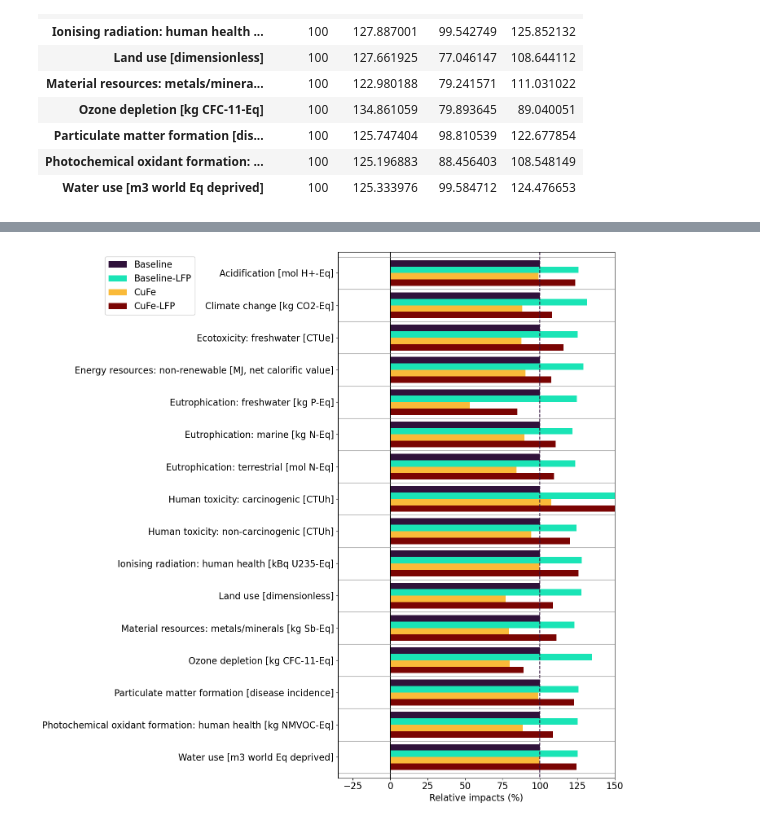
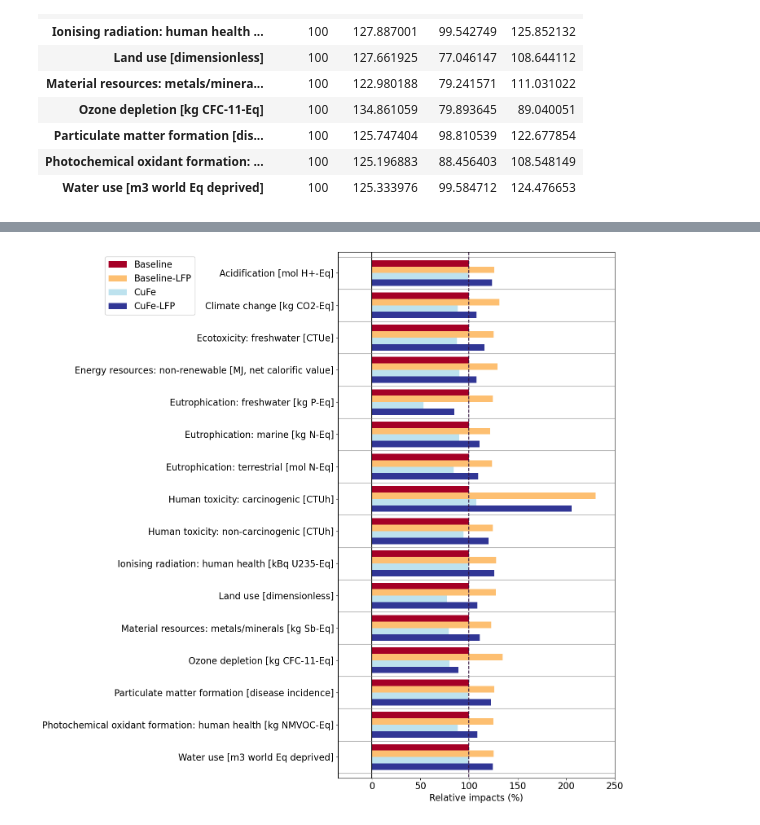
Before and after one commit to laphei/openlca-contributor, a Jupyter notebook: LCIA_graphs.ipynb, the cells around one changed output, grey strips where cells are left out. Drawn from its saved outputs; the diff is of its cells as text; code cells hidden in the pictures.

```diff
--- a/LCIA_graphs.ipynb
+++ b/LCIA_graphs.ipynb
@@ -164,35 +135,39 @@ plt.show()
 # %%
 fig, ax = plt.subplots(figsize=(16, 14))
 mpl.rcParams.update({'font.size': 16})
+cmap = plt.cm.RdYlBu
 
-relative_impacts.plot(kind='barh', cmap=mpl.colormaps['turbo'], ax=ax, width=0.8)
+xmin = -100
+xmax = 250
+
+relative_impacts.plot(kind='barh', cmap=cmap, ax=ax, width=0.8)
 # ax.plot(16, 100, 'k--')
 ax.vlines(x=100, ymin=-1, ymax=16, linestyles='dashed', colors=mpl.colormaps['turbo'].colors[0])
 ax.vlines(x=0, ymin=-1, ymax=16, colors='black')
-ax.hlines(y=15.5, xmin=-100, xmax=150, colors='grey', linewidth=0.8) #, linestyles='dashed')
-ax.hlines(y=14.5, xmin=-100, xmax=150, colors='grey', linewidth=0.8) #, linestyles='dashed')
-ax.hlines(y=13.5, xmin=-100, xmax=150, colors='grey', linewidth=0.8) #, linestyles='dashed')
-ax.hlines(y=12.5, xmin=-100, xmax=150, colors='grey', linewidth=0.8) #, linestyles='dashed')
-ax.hlines(y=11.5, xmin=-100, xmax=150, colors='grey', linewidth=0.8) #, linestyles='dashed')
-ax.hlines(y=10.5, xmin=-100, xmax=150, colors='grey', linewidth=0.8) #, linestyles='dashed')
-ax.hlines(y=9.5, xmin=-100, xmax=150, colors='grey', linewidth=0.8) #, linestyles='dashed')
-ax.hlines(y=8.5, xmin=-100, xmax=150, colors='grey', linewidth=0.8) #, linestyles='dashed')
-ax.hlines(y=7.5, xmin=-100, xmax=150, colors='grey', linewidth=0.8) #, linestyles='dashed')
-ax.hlines(y=6.5, xmin=-100, xmax=150, colors='grey', linewidth=0.8) #, linestyles='dashed')
-ax.hlines(y=5.5, xmin=-100, xmax=150, colors='grey', linewidth=0.8) #, linestyles='dashed')
-ax.hlines(y=4.5, xmin=-100, xmax=150, colors='grey', linewidth=0.8) #, linestyles='dashed')
-ax.hlines(y=3.5, xmin=-100, xmax=150, colors='grey', linewidth=0.8) #, linestyles='dashed')
-ax.hlines(y=2.5, xmin=-100, xmax=150, colors='grey', linewidth=0.8) #, linestyles='dashed')
-ax.hlines(y=1.5, xmin=-100, xmax=150, colors='grey', linewidth=0.8) #, linestyles='dashed')
-ax.hlines(y=0.5, xmin=-100, xmax=150, colors='grey', linewidth=0.8) #, linestyles='dashed')
-ax.hlines(y=-0.5, xmin=-100, xmax=150, colors='grey', linewidth=0.8) #, linestyles='dashed')
+ax.hlines(y=15.5, xmin=xmin, xmax=xmax, colors='grey', linewidth=0.8) #, linestyles='dashed')
+ax.hlines(y=14.5, xmin=xmin, xmax=xmax, colors='grey', linewidth=0.8) #, linestyles='dashed')
+ax.hlines(y=13.5, xmin=xmin, xmax=xmax, colors='grey', linewidth=0.8) #, linestyles='dashed')
+ax.hlines(y=12.5, xmin=xmin, xmax=xmax, colors='grey', linewidth=0.8) #, linestyles='dashed')
+ax.hlines(y=11.5, xmin=xmin, xmax=xmax, colors='grey', linewidth=0.8) #, linestyles='dashed')
+ax.hlines(y=10.5, xmin=xmin, xmax=xmax, colors='grey', linewidth=0.8) #, linestyles='dashed')
+ax.hlines(y=9.5, xmin=xmin, xmax=xmax, colors='grey', linewidth=0.8) #, linestyles='dashed')
+ax.hlines(y=8.5, xmin=xmin, xmax=xmax, colors='grey', linewidth=0.8) #, linestyles='dashed')
+ax.hlines(y=7.5, xmin=xmin, xmax=xmax, colors='grey', linewidth=0.8) #, linestyles='dashed')
+ax.hlines(y=6.5, xmin=xmin, xmax=xmax, colors='grey', linewidth=0.8) #, linestyles='dashed')
+ax.hlines(y=5.5, xmin=xmin, xmax=xmax, colors='grey', linewidth=0.8) #, linestyles='dashed')
+ax.hlines(y=4.5, xmin=xmin, xmax=xmax, colors='grey', linewidth=0.8) #, linestyles='dashed')
+ax.hlines(y=3.5, xmin=xmin, xmax=xmax, colors='grey', linewidth=0.8) #, linestyles='dashed')
+ax.hlines(y=2.5, xmin=xmin, xmax=xmax, colors='grey', linewidth=0.8) #, linestyles='dashed')
+ax.hlines(y=1.5, xmin=xmin, xmax=xmax, colors='grey', linewidth=0.8) #, linestyles='dashed')
+ax.hlines(y=0.5, xmin=xmin, xmax=xmax, colors='grey', linewidth=0.8) #, linestyles='dashed')
+ax.hlines(y=-0.5, xmin=xmin, xmax=xmax, colors='grey', linewidth=0.8) #, linestyles='dashed')
 
-ax.set_xlim([-35, 150])
+ax.set_xlim([-35, xmax])
 ax.set_ylabel('')
 ax.set_xlabel('Relative impacts (%)')
 ax.legend(loc='best', framealpha=1, bbox_to_anchor=[-0.5, 1])
 plt.gca().invert_yaxis()
 plt.tight_layout()
 plt.show()
 # %% [output]
-[figure, old version]
+[figure, new version]
```
Also changed, not shown: parts of 4 cells of this notebook, 1 other file.
